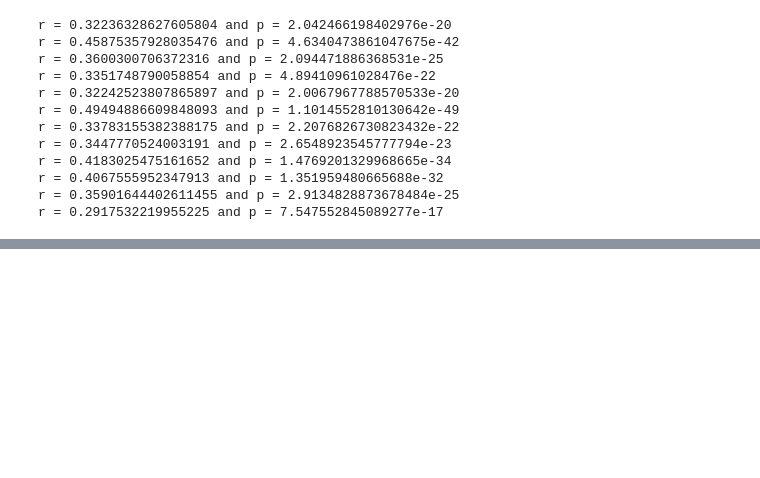
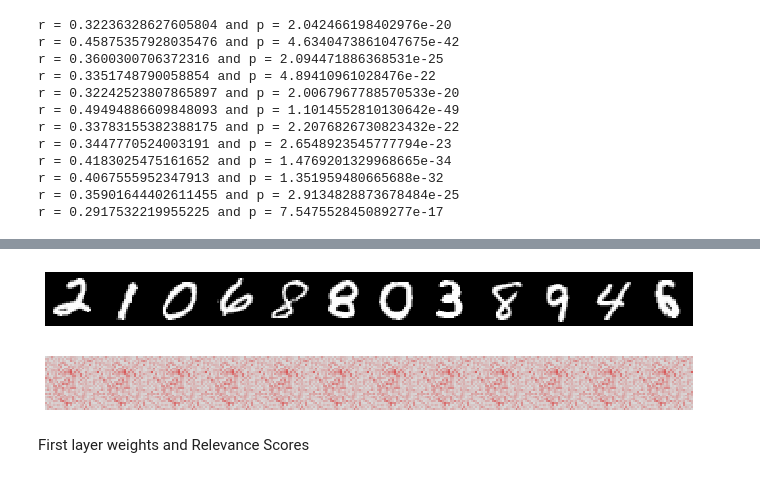
Before and after one commit to sahil280114/LRP-Numpy, a Jupyter notebook: lrp_numpy_implementation.ipynb, the cells around one changed output, grey strips where cells are left out. Drawn from its saved outputs; the diff is of its cells as text; code cells hidden in the pictures; blank space fills up the shorter version.

```diff
--- a/lrp_numpy_implementation.ipynb
+++ b/lrp_numpy_implementation.ipynb
@@ -277,0 +297,8 @@ r = 0.2917532219955225 and p = 7.547552845089277e-17
+# %%
+util.digit(X.reshape(1,12,28,28).transpose(0,2,1,3).reshape(28,12*28),9,0.75)
+util.heatmap(weights_array_abs.reshape(1,12,28,28).transpose(0,2,1,3).reshape(28,12*28),9,0.75)
+# %% [output]
+[figure, added]
+[figure, added]
+# %% [markdown]
+First layer weights and Relevance Scores
```
Also changed, not shown: parts of 7 cells of this notebook.
